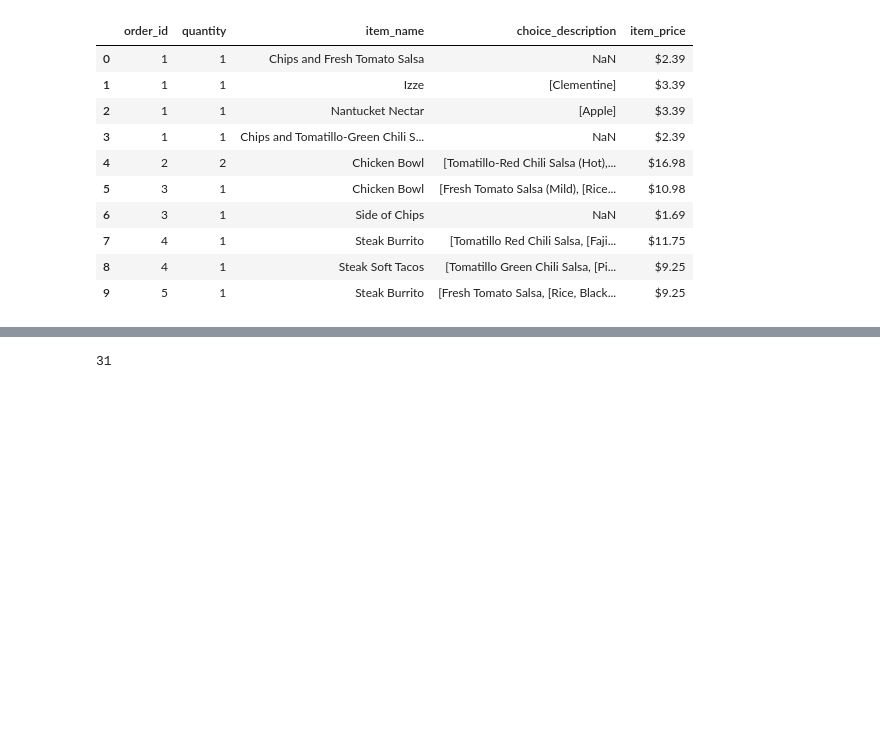
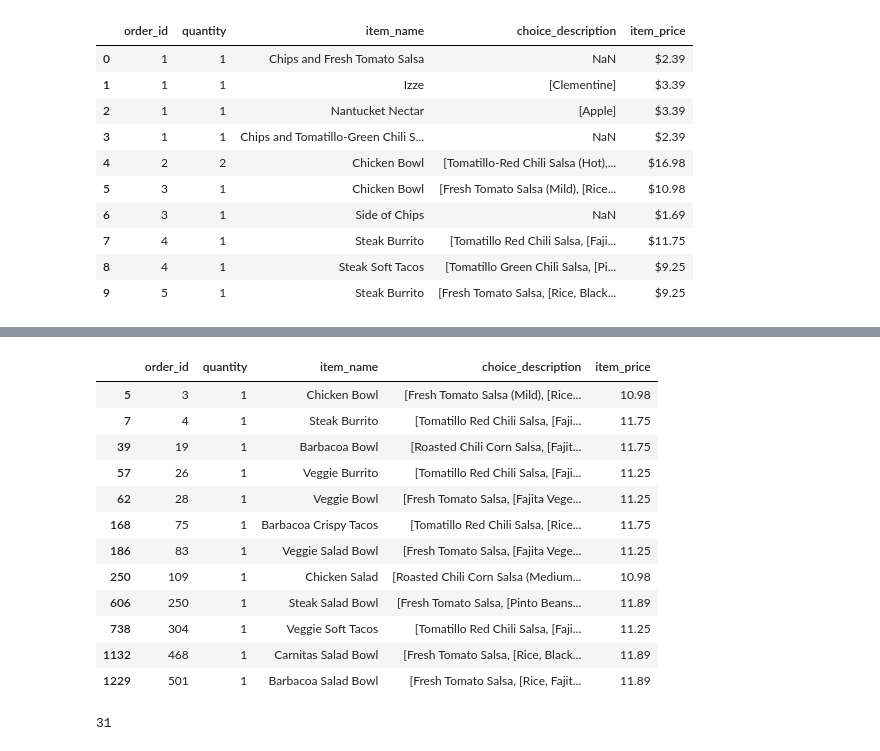
Before and after one commit to omj3424/Python_Programming_Study, a Jupyter notebook: pandas_exercises/02_Filtering_&_Sorting/Chipotle/Exercises.ipynb, the cells around one changed output, grey strips where cells are left out. Saved outputs shown, nothing was run; the diff lists cells and outputs as text; code cells hidden in the pictures; blank space fills up the shorter version.

```diff
--- a/pandas_exercises/02_Filtering_&_Sorting/Chipotle/Exercises.ipynb
+++ b/pandas_exercises/02_Filtering_&_Sorting/Chipotle/Exercises.ipynb
@@ -65,3 +74,19 @@ chipo.drop_duplicates(['item_name'])
+# %%
+chipo_qtt_one[chipo_qtt_one['item_price'] > 10]
+# %% [output]
+|  | order_id | quantity | item_name | choice_description | item_price |
+| 5 | 3 | 1 | Chicken Bowl | [Fresh Tomato Salsa (Mild), [Rice... | 10.98 |
+| 7 | 4 | 1 | Steak Burrito | [Tomatillo Red Chili Salsa, [Faji... | 11.75 |
+| 39 | 19 | 1 | Barbacoa Bowl | [Roasted Chili Corn Salsa, [Fajit... | 11.75 |
+| 57 | 26 | 1 | Veggie Burrito | [Tomatillo Red Chili Salsa, [Faji... | 11.25 |
+| 62 | 28 | 1 | Veggie Bowl | [Fresh Tomato Salsa, [Fajita Vege... | 11.25 |
+| 168 | 75 | 1 | Barbacoa Crispy Tacos | [Tomatillo Red Chili Salsa, [Rice... | 11.75 |
+| 186 | 83 | 1 | Veggie Salad Bowl | [Fresh Tomato Salsa, [Fajita Vege... | 11.25 |
+| 250 | 109 | 1 | Chicken Salad | [Roasted Chili Corn Salsa (Medium... | 10.98 |
+| 606 | 250 | 1 | Steak Salad Bowl | [Fresh Tomato Salsa, [Pinto Beans... | 11.89 |
+| 738 | 304 | 1 | Veggie Soft Tacos | [Tomatillo Red Chili Salsa, [Faji... | 11.25 |
+| 1132 | 468 | 1 | Carnitas Salad Bowl | [Fresh Tomato Salsa, [Rice, Black... | 11.89 |
+| 1229 | 501 | 1 | Barbacoa Salad Bowl | [Fresh Tomato Salsa, [Rice, Fajit... | 11.89 |
 # %%
 # clean the item_price column and transform it in a float
 chipo.item_price = chipo.item_price.apply(lambda x: float(x[1:-1]))
```
Also changed, not shown: parts of 9 cells of this notebook.
